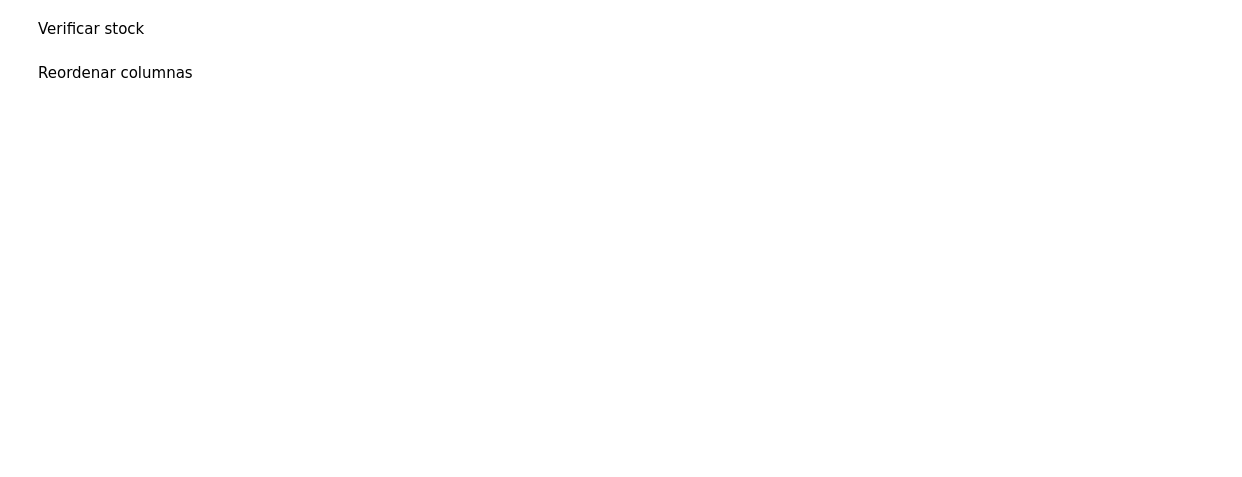
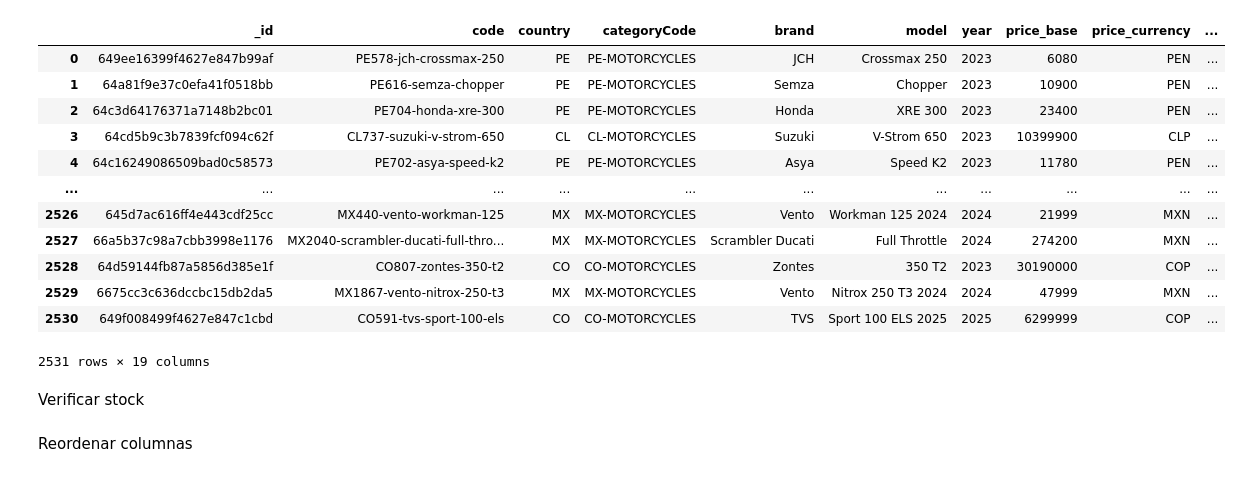
Before and after one commit to jeantp-galgo/actualizar_bd_mkp_regional, a Jupyter notebook: actualizar_bd.ipynb, the cells around one changed output. Cells and saved outputs as stored; diff of their text form; code cells hidden in the pictures; blank space fills up the shorter version.

```diff
--- a/actualizar_bd.ipynb
+++ b/actualizar_bd.ipynb
@@ -22,5 +77,21 @@ df_marketplace = pd.DataFrame(datos_bd)
 # %%
 df_marketplace_copia = df_marketplace.copy()
+# %%
+df_marketplace_copia
+# %% [output]
+|  | _id | code | country | categoryCode | brand | model | year | price_base | price_currency | ... |
+| 0 | 649ee16399f4627e847b99af | PE578-jch-crossmax-250 | PE | PE-MOTORCYCLES | JCH | Crossmax 250 | 2023 | 6080 | PEN | ... |
+| 1 | 64a81f9e37c0efa41f0518bb | PE616-semza-chopper | PE | PE-MOTORCYCLES | Semza | Chopper | 2023 | 10900 | PEN | ... |
+| 2 | 64c3d64176371a7148b2bc01 | PE704-honda-xre-300 | PE | PE-MOTORCYCLES | Honda | XRE 300 | 2023 | 23400 | PEN | ... |
+| 3 | 64cd5b9c3b7839fcf094c62f | CL737-suzuki-v-strom-650 | CL | CL-MOTORCYCLES | Suzuki | V-Strom 650 | 2023 | 10399900 | CLP | ... |
+| 4 | 64c16249086509bad0c58573 | PE702-asya-speed-k2 | PE | PE-MOTORCYCLES | Asya | Speed K2 | 2023 | 11780 | PEN | ... |
+| ... | ... | ... | ... | ... | ... | ... | ... | ... | ... | ... |
+| 2526 | 645d7ac616ff4e443cdf25cc | MX440-vento-workman-125 | MX | MX-MOTORCYCLES | Vento | Workman 125 2024 | 2024 | 21999 | MXN | ... |
+| 2527 | 66a5b37c98a7cbb3998e1176 | MX2040-scrambler-ducati-full-thro... | MX | MX-MOTORCYCLES | Scrambler Ducati | Full Throttle | 2024 | 274200 | MXN | ... |
+| 2528 | 64d59144fb87a5856d385e1f | CO807-zontes-350-t2 | CO | CO-MOTORCYCLES | Zontes | 350 T2 | 2023 | 30190000 | COP | ... |
+| 2529 | 6675cc3c636dccbc15db2da5 | MX1867-vento-nitrox-250-t3 | MX | MX-MOTORCYCLES | Vento | Nitrox 250 T3 2024 | 2024 | 47999 | MXN | ... |
+| 2530 | 649f008499f4627e847c1cbd | CO591-tvs-sport-100-els | CO | CO-MOTORCYCLES | TVS | Sport 100 ELS 2025 | 2025 | 6299999 | COP | ... |
+2531 rows × 19 columns
 # %% [markdown]
 Verificar stock
 # %%
```
Also changed, not shown: parts of 14 cells of this notebook, 1 other file.
